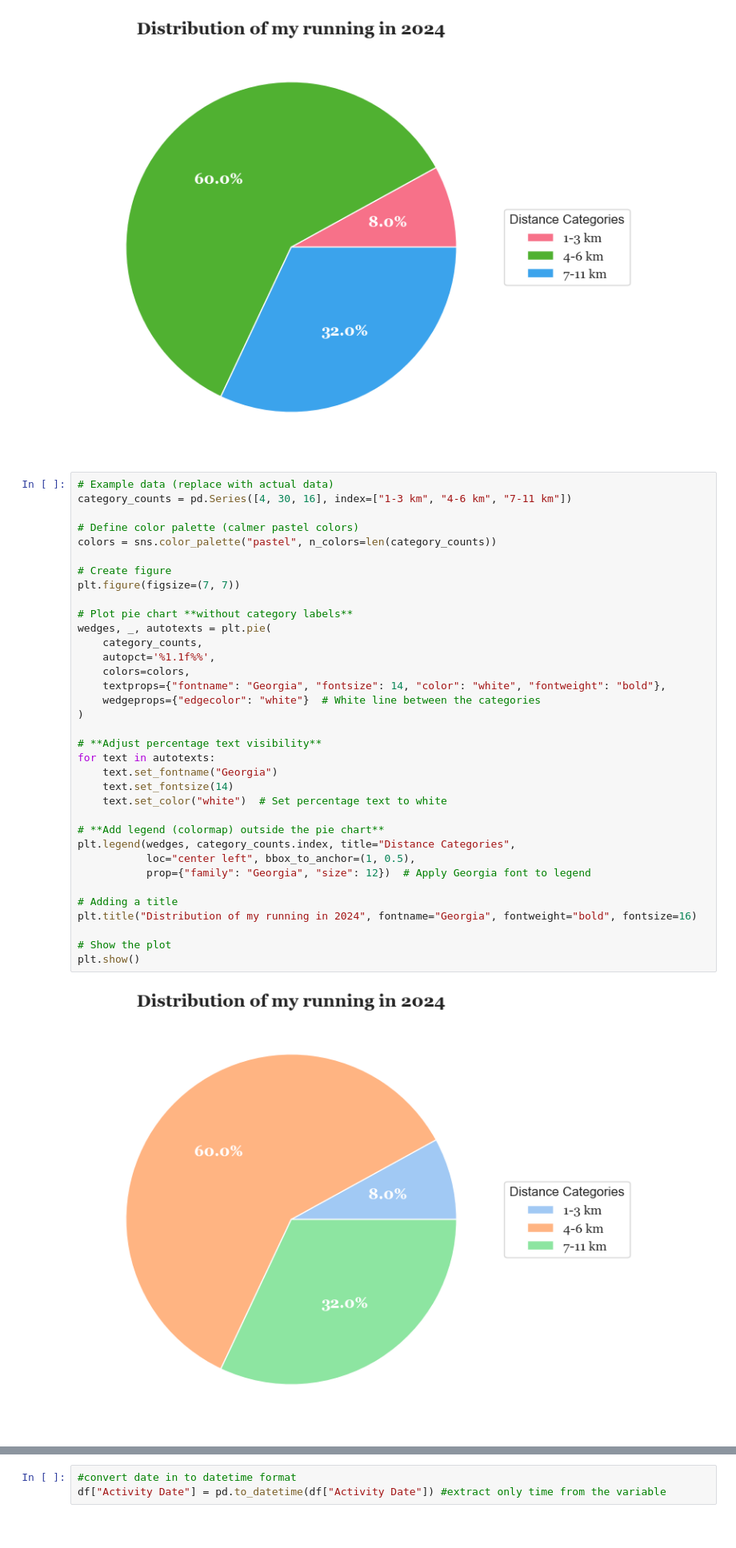
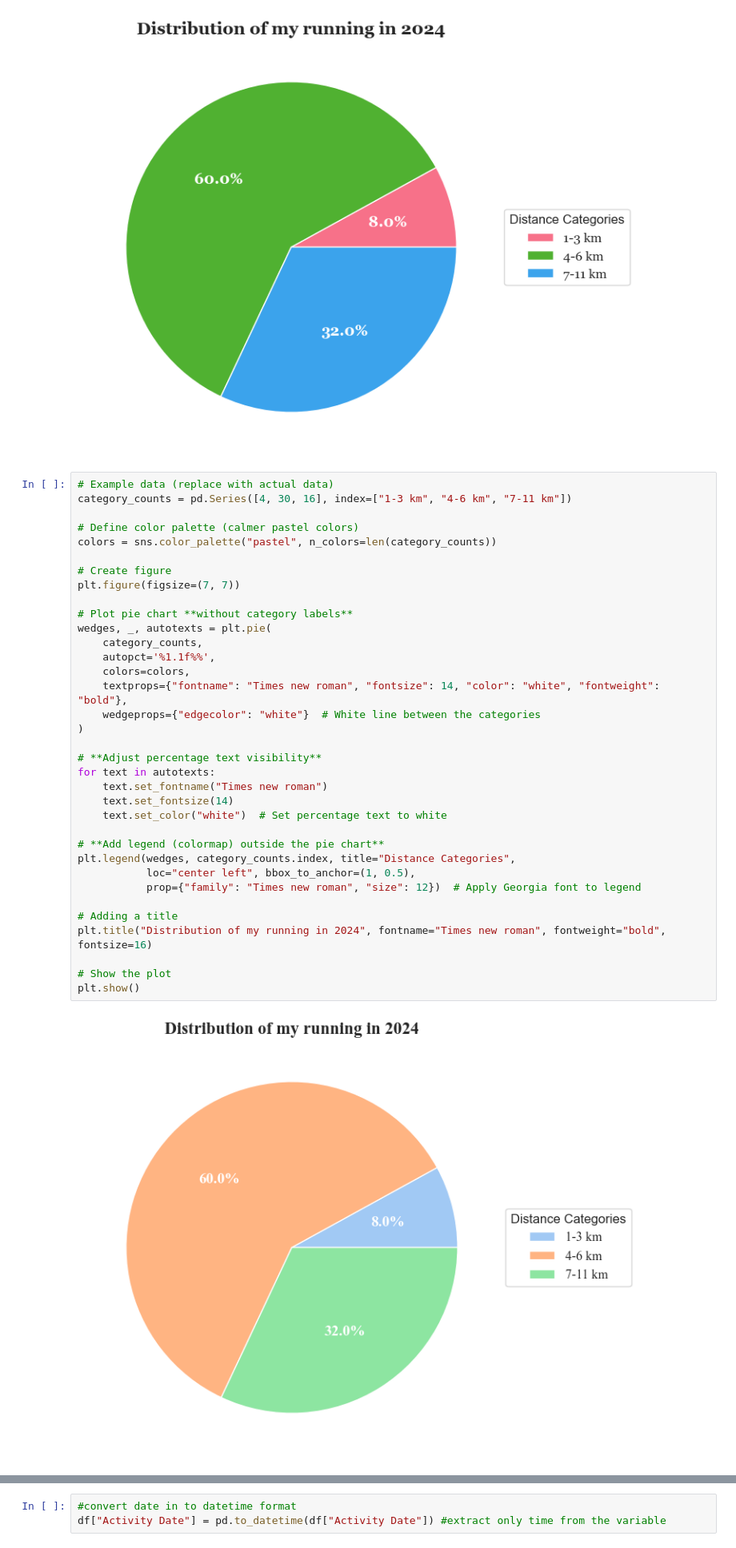
Before and after one commit to Kristine-jo/ExamPSY3035, a Jupyter notebook: Script/stravadata.ipynb, the cells around one changed output, grey strips where cells are left out. Shown at 80% size. Saved outputs shown, nothing was run; the diff lists cells and outputs as text.

```diff
--- a/Script/stravadata.ipynb
+++ b/Script/stravadata.ipynb
@@ -345,36 +350,36 @@ plt.show()
 category_counts = pd.Series([4, 30, 16], index=["1-3 km", "4-6 km", "7-11 km"])
 
 # Define color palette (calmer pastel colors)
 colors = sns.color_palette("pastel", n_colors=len(category_counts))
 
 # Create figure
 plt.figure(figsize=(7, 7))
 
 # Plot pie chart **without category labels**
 wedges, _, autotexts = plt.pie(
     category_counts,
     autopct='%1.1f%%',
     colors=colors,
-    textprops={"fontname": "Georgia", "fontsize": 14, "color": "white", "fontweight": "bold"},
+    textprops={"fontname": "Times new roman", "fontsize": 14, "color": "white", "fontweight": "bold"},
     wedgeprops={"edgecolor": "white"}  # White line between the categories
 )
 
 # **Adjust percentage text visibility**
 for text in autotexts:
-    text.set_fontname("Georgia")
+    text.set_fontname("Times new roman")
     text.set_fontsize(14)
     text.set_color("white")  # Set percentage text to white
 
 # **Add legend (colormap) outside the pie chart**
 plt.legend(wedges, category_counts.index, title="Distance Categories",
            loc="center left", bbox_to_anchor=(1, 0.5),
-           prop={"family": "Georgia", "size": 12})  # Apply Georgia font to legend
+           prop={"family": "Times new roman", "size": 12})  # Apply Georgia font to legend
 
 # Adding a title
-plt.title("Distribution of my running in 2024", fontname="Georgia", fontweight="bold", fontsize=16)
+plt.title("Distribution of my running in 2024", fontname="Times new roman", fontweight="bold", fontsize=16)
 
 # Show the plot
 plt.show()
 # %% [output]
-[figure, old version]
+[figure, new version]
 # %%
```
Also changed, not shown: parts of 11 cells of this notebook.
